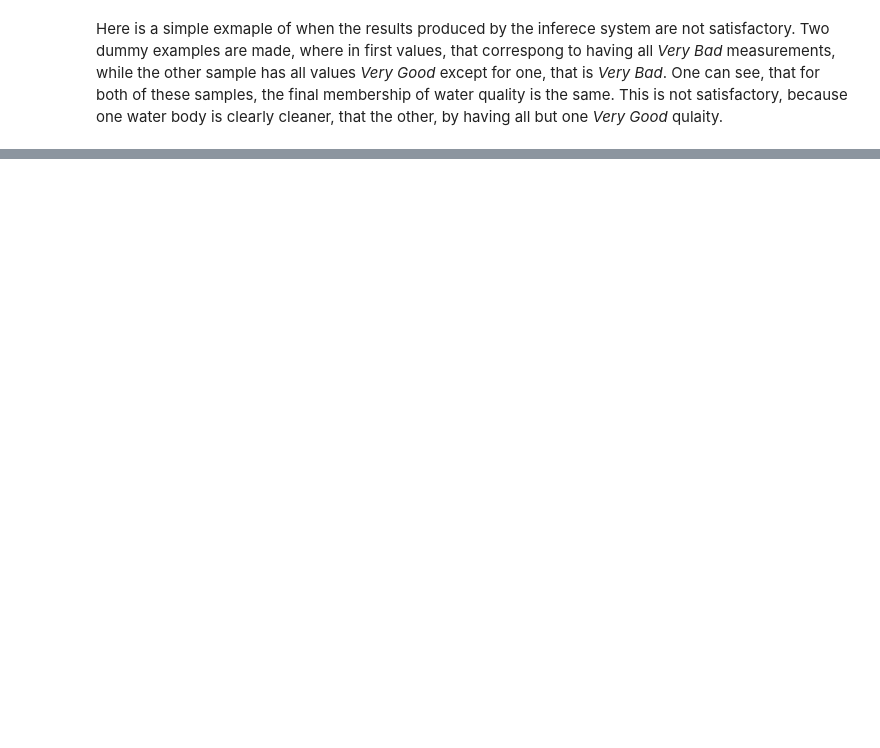
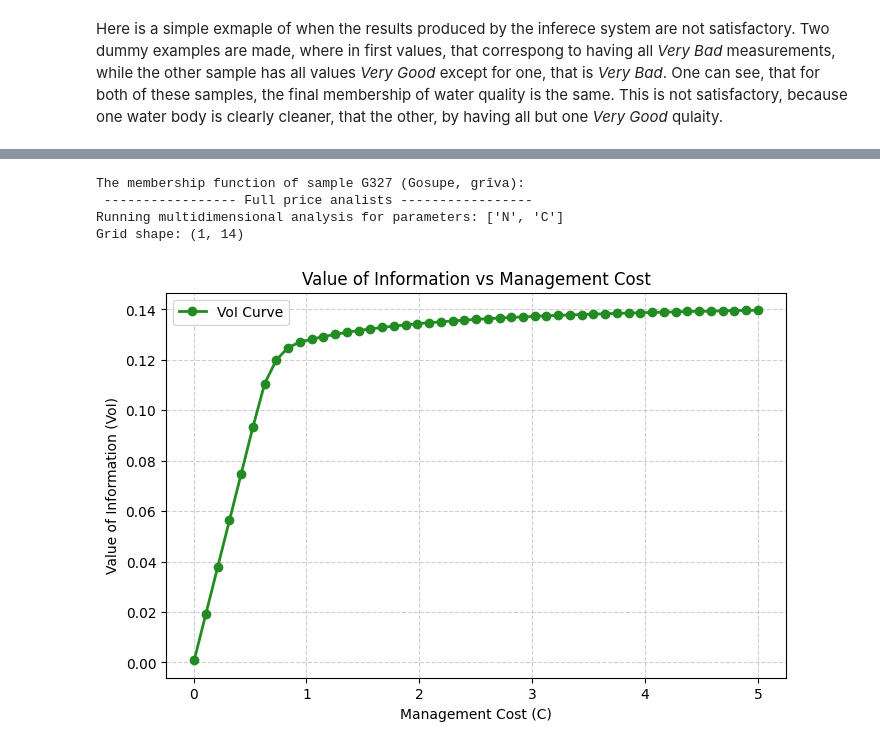
Before and after one commit to maartinjshz/Fuzzy-Rule-Base, a Jupyter notebook: conference_material/Notebooks/Implicative_syst_and_VoI.ipynb, the cells around one changed output, grey strips where cells are left out. Saved outputs shown, nothing was run; the diff lists cells and outputs as text; code cells hidden in the pictures; blank space fills up the shorter version.

```diff
--- a/conference_material/Notebooks/Implicative_syst_and_VoI.ipynb
+++ b/conference_material/Notebooks/Implicative_syst_and_VoI.ipynb
@@ -248,0 +158,47 @@ Grid shape: (4, 3)
+# %%
+cost_value_config = {
+    'N': {
+        'bounds': (150, 150),
+        'left_spread': 20,
+        'right_spread': 20
+    },
+    'C': {
+        'bounds': (1, 300),
+        'left_spread': 20,
+        'right_spread': 20
+    }
+}
+
+results_matrix, ranges, membership_value = perform_infernece_and_evaluation_with_data(sample, antecendant_qualityGrid, step_size=20,
+                                           Number_of_grid_points=Number_of_grid_points,
+                                           sample_name='G327 (Gosupe, grīva)', type_of_tnorm='luk',
+                                           use_the_same_tnorm=False,
+                                           cost_value_config=cost_value_config,
+                                           payoff_function=payoff_function_quadratic, u_space=np.linspace(0, 1, 100))
+
+
+# plot_payoff_plots(results_matrix, 'VoI analysis', ranges['N'], ranges['C'])
+# %% [output]
+The membership function of sample G327 (Gosupe, grīva):
+ ----------------- Full price analists -----------------
+Running multidimensional analysis for parameters: ['N', 'C']
+Grid shape: (1, 14)
+# %%
+# 2. Initialize the plot
+plt.figure(figsize=(8, 5))
+
+# 3. Plot costs on X-axis, VoI on Y-axis
+# Note: 'o-' adds markers at data points so you can see where the steps are
+plt.plot(ranges['C']/200, *results_matrix/200, 'o-', color='forestgreen', linewidth=2, label='VoI Curve')
+
+# 4. Add labels, grid, and title
+plt.xlabel('Management Cost (C)')
+plt.ylabel('Value of Information (VoI)')
+plt.title('Value of Information vs Management Cost')
+plt.grid(True, linestyle='--', alpha=0.6)
+plt.legend()
+
+# 5. Display the window
+plt.show()
+# %% [output]
+[figure, added]
```
Also changed, not shown: parts of 18 cells of this notebook.
